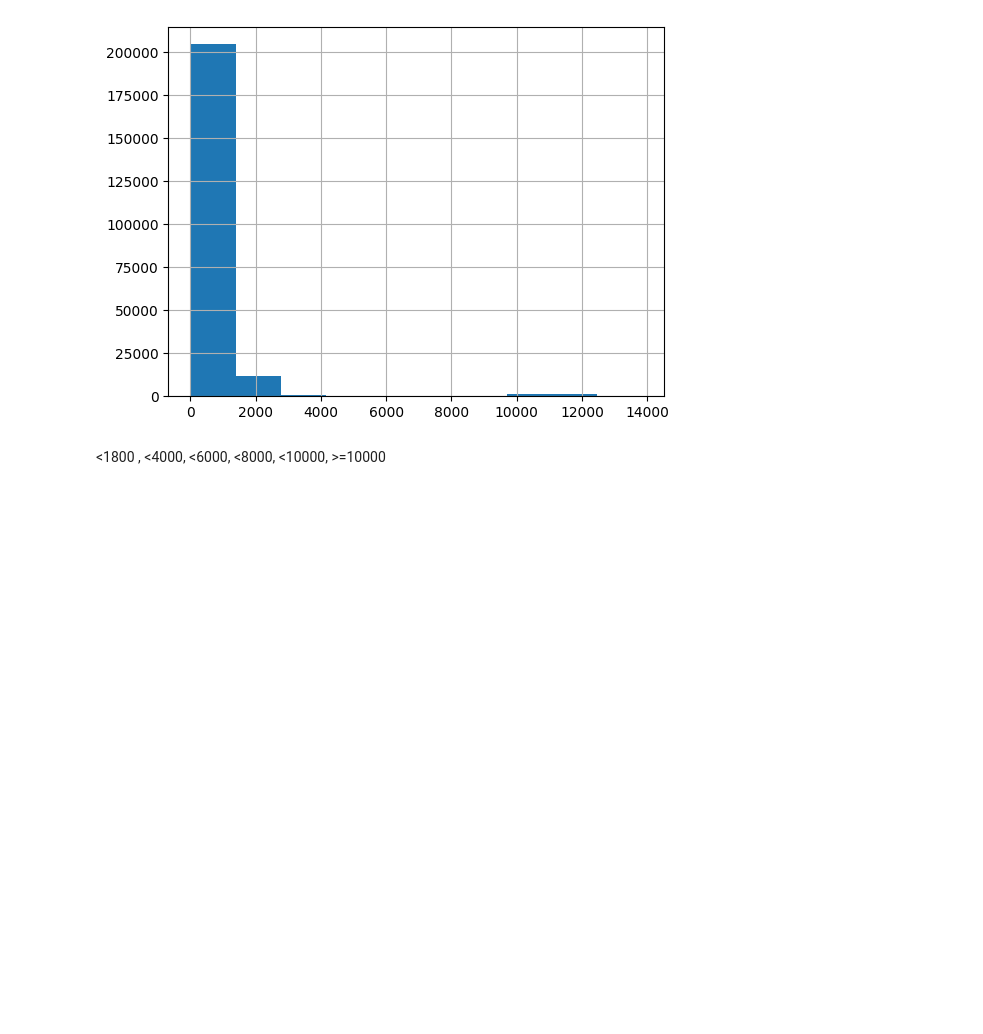
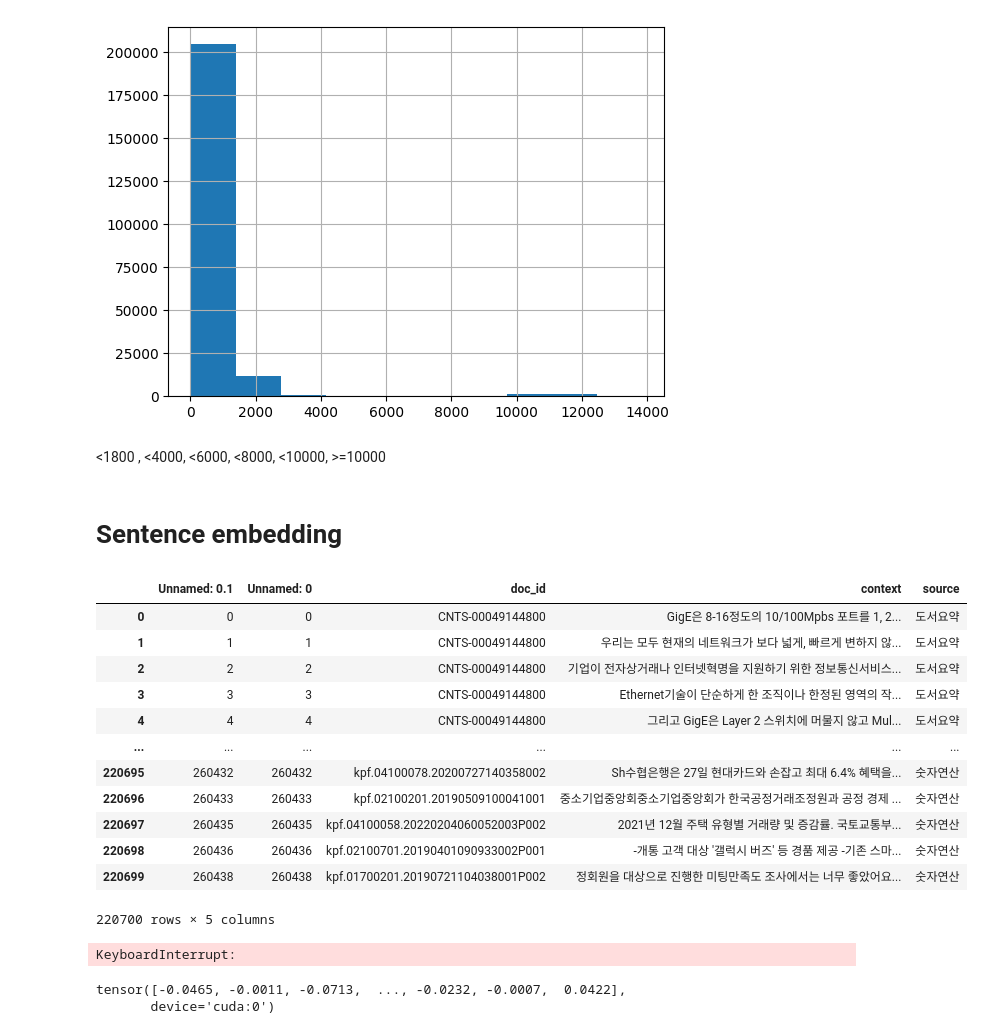
Before and after one commit to JH-lee95/continual-pre-training-rslora, a Jupyter notebook: src/ipynbs/data_preprocessing.ipynb, the cells around one changed output. Saved outputs shown, nothing was run; the diff lists cells and outputs as text; code cells hidden in the pictures; blank space fills up the shorter version.

Commit message:
sentence embedding

```diff
--- a/src/ipynbs/data_preprocessing.ipynb
+++ b/src/ipynbs/data_preprocessing.ipynb
@@ -1138,3 +1120,5 @@ res['context'].str.len().hist()
 [figure]
 # %% [markdown]
 <1800 , <4000, <6000, <8000, <10000, >=10000
+# %% [markdown]
+# Sentence embedding
@@ -1140,0 +1127,18 @@ res['context'].str.len().hist()
+# %%
+df=pd.read_csv("/azurestorage/data/cpt/ai_hub/processed/ai_hub_cpt_data_dedup.csv")
+# %%
+df
+# %% [output]
+|  | Unnamed: 0.1 | Unnamed: 0 | doc_id | context | source |
+| 0 | 0 | 0 | CNTS-00049144800 | GigE은 8-16정도의 10/100Mpbs 포트를 1, 2... | 도서요약 |
+| 1 | 1 | 1 | CNTS-00049144800 | 우리는 모두 현재의 네트워크가 보다 넓게, 빠르게 변하지 않... | 도서요약 |
+| 2 | 2 | 2 | CNTS-00049144800 | 기업이 전자상거래나 인터넷혁명을 지원하기 위한 정보통신서비스... | 도서요약 |
+| 3 | 3 | 3 | CNTS-00049144800 | Ethernet기술이 단순하게 한 조직이나 한정된 영역의 작... | 도서요약 |
+| 4 | 4 | 4 | CNTS-00049144800 | 그리고 GigE은 Layer 2 스위치에 머물지 않고 Mul... | 도서요약 |
+| ... | ... | ... | ... | ... | ... |
+| 220695 | 260432 | 260432 | kpf.04100078.20200727140358002 | Sh수협은행은 27일 현대카드와 손잡고 최대 6.4% 혜택을... | 숫자연산 |
+| 220696 | 260433 | 260433 | kpf.02100201.20190509100041001 | 중소기업중앙회중소기업중앙회가 한국공정거래조정원과 공정 경제 ... | 숫자연산 |
+| 220697 | 260435 | 260435 | kpf.04100058.20220204060052003P002 | 2021년 12월 주택 유형별 거래량 및 증감률. 국토교통부... | 숫자연산 |
+| 220698 | 260436 | 260436 | kpf.02100701.20190401090933002P001 | -개통 고객 대상 '갤럭시 버즈' 등 경품 제공 -기존 스마... | 숫자연산 |
+| 220699 | 260438 | 260438 | kpf.01700201.20190721104038001P002 | 정회원을 대상으로 진행한 미팅만족도 조사에서는 너무 좋았어요... | 숫자연산 |
+220700 rows × 5 columns
@@ -1140,0 +1147,9 @@ res['context'].str.len().hist()
+# %%
+encoded=bge.encode(context,show_progress_bar=True,batch_size=16,device="cuda")
+# %% [output]
+KeyboardInterrupt:
+# %%
+encoded
+# %% [output]
+tensor([-0.0465, -0.0011, -0.0713,  ..., -0.0232, -0.0007,  0.0422],
+       device='cuda:0')
```
Also changed, not shown: parts of 4 cells of this notebook, 1 other file.
